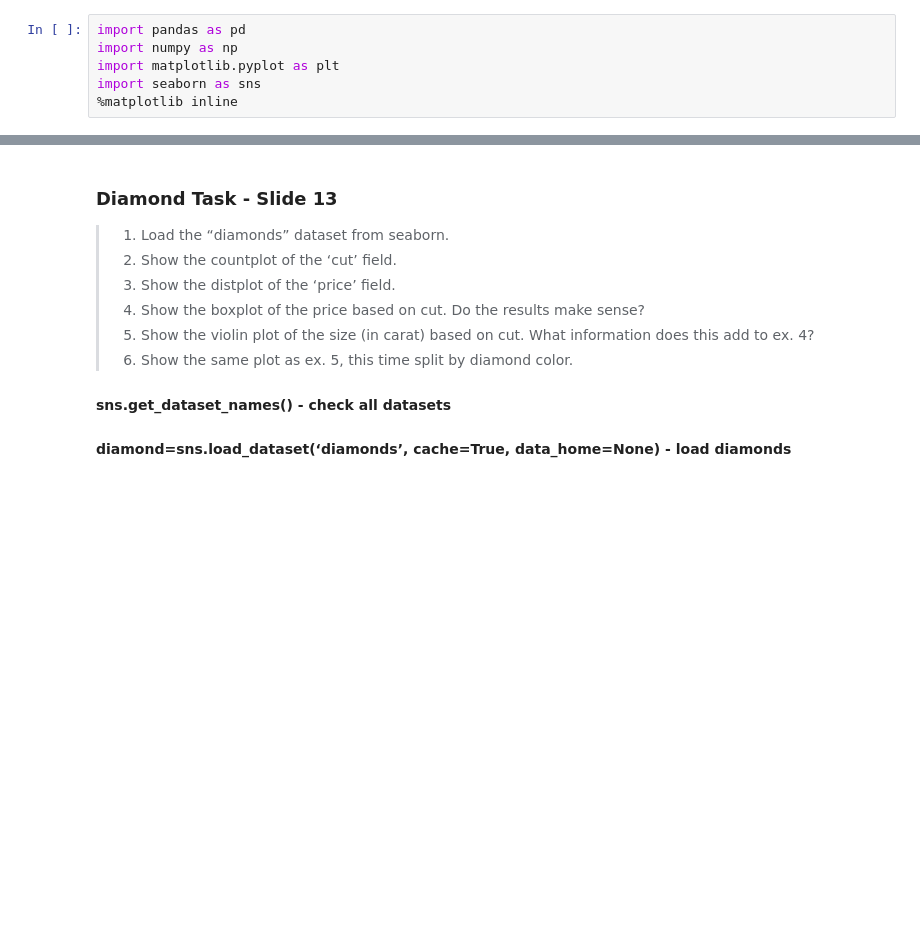
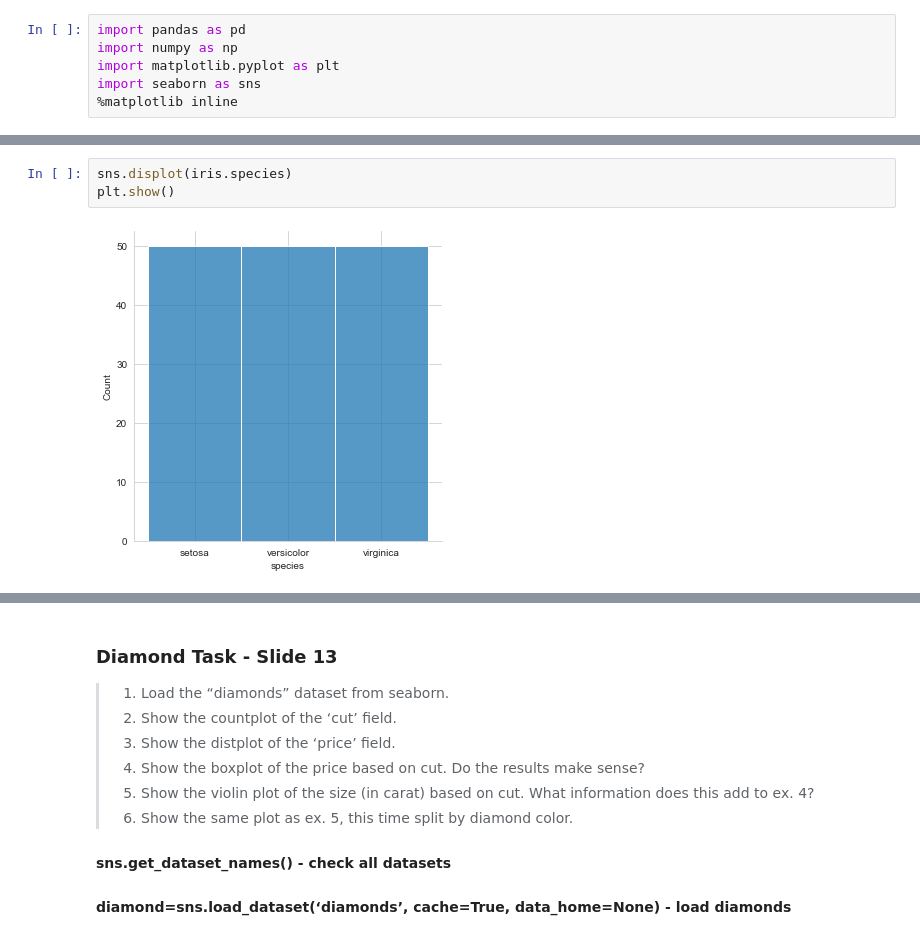
Before and after one commit to mclarin73/python_lessons, a Jupyter notebook: jupyter_file/Lesson - Seaborn.ipynb, the cells around one changed output, grey strips where cells are left out. Saved outputs shown, nothing was run; the diff lists cells and outputs as text; blank space fills up the shorter version.

```diff
--- a/jupyter_file/Lesson - Seaborn.ipynb
+++ b/jupyter_file/Lesson - Seaborn.ipynb
@@ -6,0 +76,5 @@ import seaborn as sns
+# %%
+sns.displot(iris.species)
+plt.show()
+# %% [output]
+[figure, added]
```
Also changed, not shown: parts of 48 cells of this notebook.
